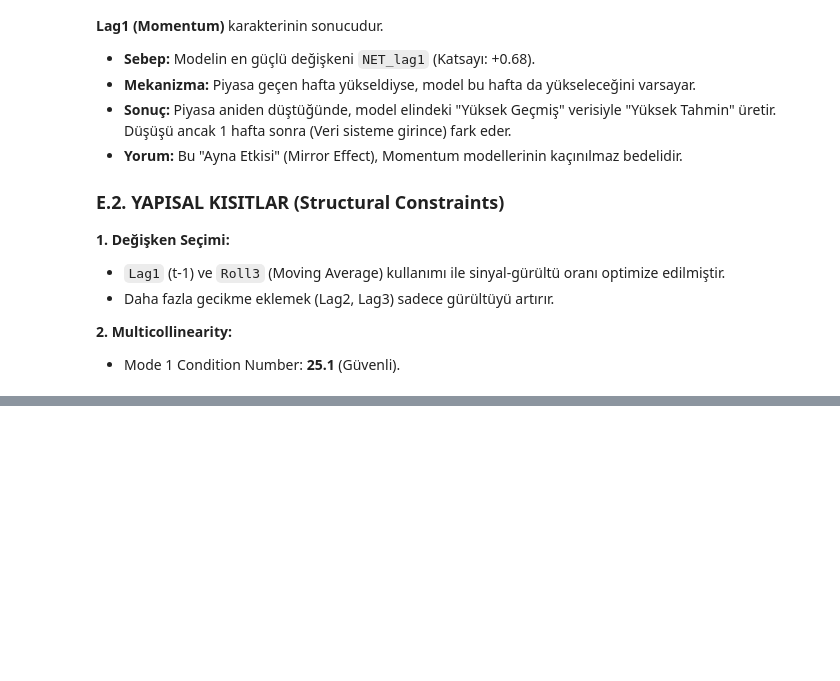
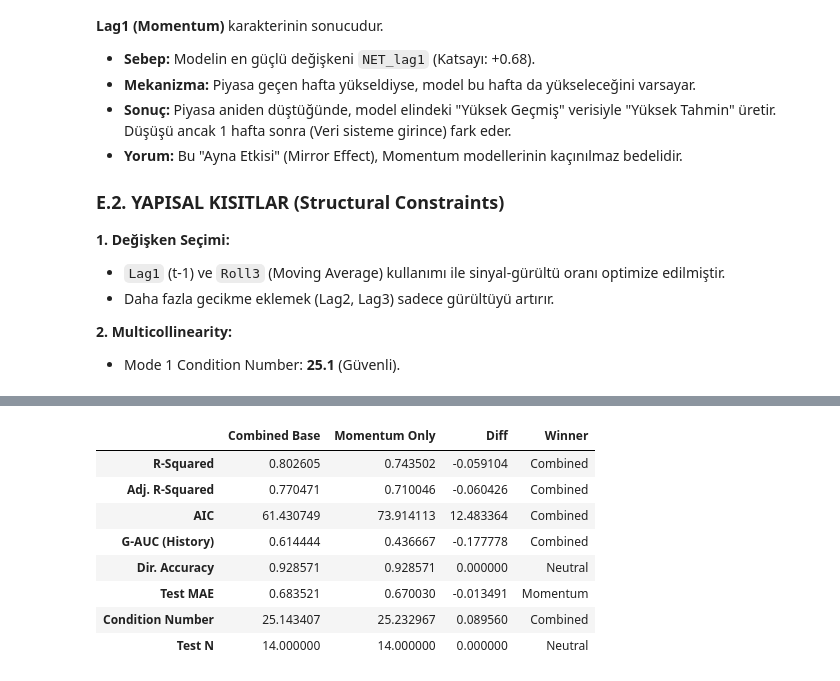
Before and after one commit to canmergen/Use-a-Pre-trained-Image-Classifier-to-Identify-Dog-Breeds, a Jupyter notebook: Executive_Presentation_Model_MODE1.ipynb, the cells around one changed output, grey strips where cells are left out. Cells and saved outputs as stored; diff of their text form; code cells hidden in the pictures; blank space fills up the shorter version.

```diff
--- a/Executive_Presentation_Model_MODE1.ipynb
+++ b/Executive_Presentation_Model_MODE1.ipynb
@@ -1162,0 +1192,77 @@ SONUÇ: Gönül rahatlığıyla "Updated Base Model (Dynamic)" şampiyonumuzdur
+# %%
+
+def calc_full_metrics(model, df_full, split_idx, features):
+    # Train Metrics
+    train_mae = np.mean(np.abs(model.resid))
+
+    # Train G-AUC (Historical)
+    train_data = df_full.iloc[:split_idx].dropna(subset=['Target'] + features)
+    pred_train = model.predict(sm.add_constant(train_data[features]))
+    gauc_train, _ = get_gauc_metrics(pd.DataFrame({'NET': train_data['Target'], 'PRED': pred_train}), 'PRED', 'NET')
+
+    # Test Metrics
+    test_data = df_full.iloc[split_idx:].dropna(subset=['Target'] + features)
+    pred_test = model.predict(sm.add_constant(test_data[features], has_constant='add'))
+
+    test_act = df_full.reindex(pred_test.index)['NET']
+    mae, rmse = get_metrics(test_act, pred_test)
+    # gauc_test removed as per request
+
+    # Directional Accuracy (Sign Check)
+    dir_acc = np.mean(np.sign(test_act) == np.sign(pred_test))
+
+    return {
+        'R-Squared': model.rsquared,
+        'Adj. R-Squared': model.rsquared_adj,
+        'AIC': model.aic,
+        'G-AUC (History)': gauc_train,
+        'Dir. Accuracy': dir_acc,
+        'Test MAE': mae,
+        'Condition Number': model.condition_number,
+        'Test N': len(test_act)
+    }
+
+# Static Compare
+m_upd = calc_full_metrics(model_upd_static, df, split_idx, upd_features)
+m_mom = calc_full_metrics(model_mom_static, df, split_idx, mom_features)
+
+comp = pd.DataFrame([m_upd, m_mom], index=['Combined Base', 'Momentum Only']).T
+comp['Diff'] = comp['Momentum Only'] - comp['Combined Base']
+
+def get_winner(row):
+    if abs(row['Diff']) < 1e-9: return 'Neutral'
+    if row['Diff'] < 0:
+        return 'Momentum' if any(x in row.name for x in ['Error', 'MAE', 'AIC', 'Condition']) else 'Combined'
+    else:
+        return 'Momentum' if any(x in row.name for x in ['R', 'AUC', 'Accuracy']) else 'Combined'
+
+comp['Winner'] = comp.apply(get_winner, axis=1)
+
+print("STATIC HEAD-TO-HEAD:")
+display(comp)
+
+# Dynamic Compare
+def aggregate_dyn_metrics(metrics_dict, pred_series, df_full, split_idx):
+    idx_common = pred_series.index.intersection(df_full.index)
+    test_act = df_full.loc[idx_common, 'NET']
+    mae, rmse = get_metrics(test_act, pred_series[idx_common])
+    dir_acc = np.mean(np.sign(test_act) == np.sign(pred_series[idx_common]))
+
+    return {
+        'R-Squared (Avg)': np.mean(metrics_dict['r2']),
+        'AIC (Avg)': np.mean(metrics_dict['aic']),
+        'Condition Number (Avg)': np.mean(metrics_dict['cond_no']),
+        'Test MAE': mae,
+        'Dir. Accuracy': dir_acc
+    }
+
+m_upd_dyn = aggregate_dyn_metrics(metrics_upd, pred_upd_dyn, df, split_idx)
+m_mom_dyn = aggregate_dyn_metrics(metrics_mom, pred_mom_dyn, df, split_idx)
+
+comp_dyn = pd.DataFrame([m_upd_dyn, m_mom_dyn], index=['Combined Base (Dynamic)', 'Momentum Only (Dynamic)']).T
+comp_dyn['Diff'] = comp_dyn['Momentum Only (Dynamic)'] - comp_dyn['Combined Base (Dynamic)']
+comp_dyn['Winner'] = comp_dyn.apply(get_winner, axis=1)
+
+print("DYNAMIC HEAD-TO-HEAD:")
+display(comp_dyn)
+# %% [output]
@@ -1162,0 +1270,9 @@ SONUÇ: Gönül rahatlığıyla "Updated Base Model (Dynamic)" şampiyonumuzdur
+|  | Combined Base | Momentum Only | Diff | Winner |
+| R-Squared | 0.802605 | 0.743502 | -0.059104 | Combined |
+| Adj. R-Squared | 0.770471 | 0.710046 | -0.060426 | Combined |
+| AIC | 61.430749 | 73.914113 | 12.483364 | Combined |
+| G-AUC (History) | 0.614444 | 0.436667 | -0.177778 | Combined |
+| Dir. Accuracy | 0.928571 | 0.928571 | 0.000000 | Neutral |
+| Test MAE | 0.683521 | 0.670030 | -0.013491 | Momentum |
+| Condition Number | 25.143407 | 25.232967 | 0.089560 | Combined |
+| Test N | 14.000000 | 14.000000 | 0.000000 | Neutral |
```
Also changed, not shown: parts of 12 cells of this notebook.
